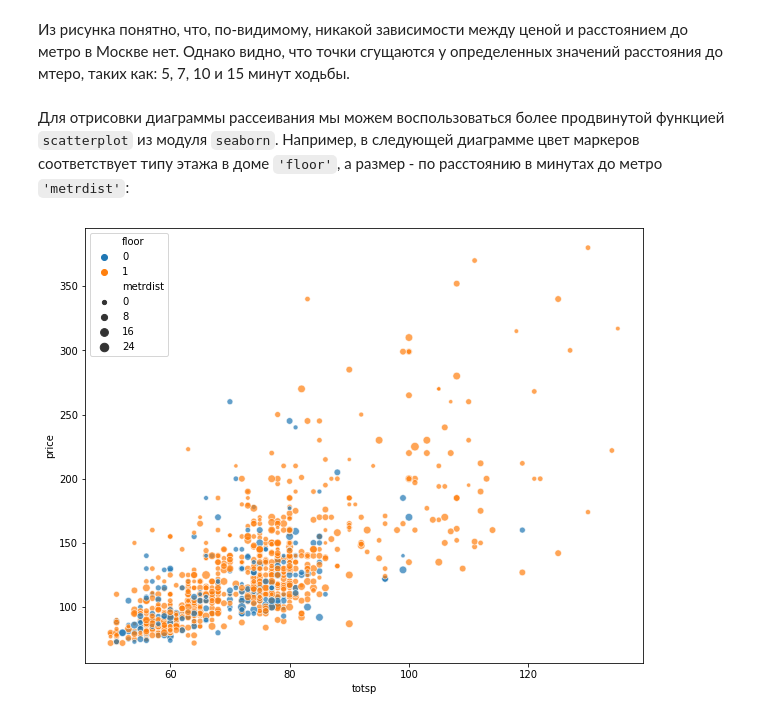
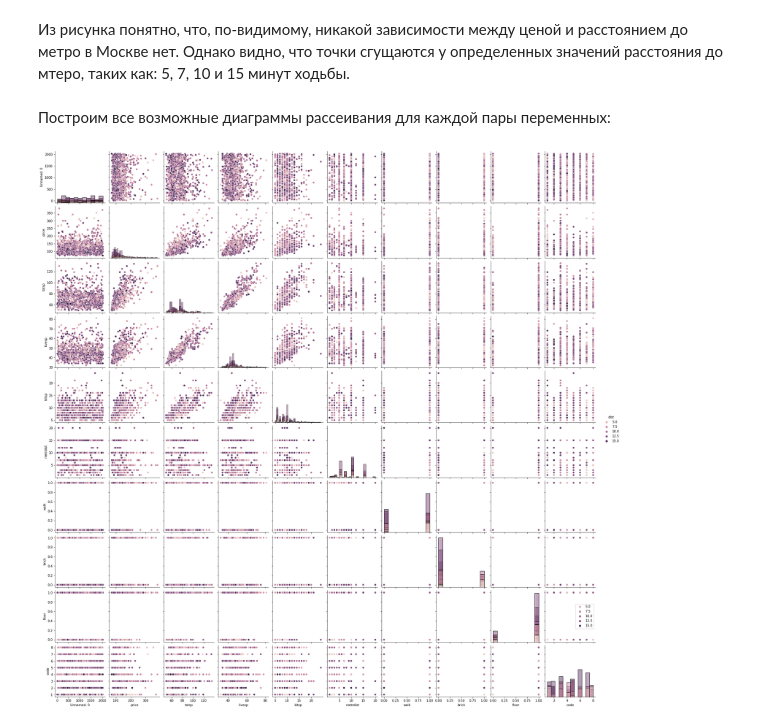
Before and after one commit to EvaKolosova/MachineLearningCourse, a Jupyter notebook: PriceOfFlatsInMoscow.ipynb, the cells around one changed output. Saved outputs shown, nothing was run; the diff lists cells and outputs as text; code cells hidden in the pictures.

```diff
--- a/PriceOfFlatsInMoscow.ipynb
+++ b/PriceOfFlatsInMoscow.ipynb
@@ -271,11 +271,11 @@ pass
 # %% [markdown]
 Из рисунка понятно, что, по-видимому, никакой зависимости между ценой и расстоянием до метро в Москве нет.
 Однако видно, что точки сгущаются у определенных значений расстояния до мтеро, таких как: 5, 7, 10 и 15 минут ходьбы.
-# %% [markdown]
-Для отрисовки диаграммы рассеивания мы можем воспользоваться более продвинутой функцией `scatterplot` из модуля `seaborn`. Например, в следующей диаграмме цвет маркеров соответствует типу этажа в доме `'floor'`, а размер - по расстоянию в минутах до метро `'metrdist'`:
-# %%
-plt.figure(figsize = (10, 8))
-sns.scatterplot(x='totsp', y='price', size='metrdist', hue='floor', data=data.iloc[random_subset], alpha=0.7)
-pass
-# %% [output]
-[figure, removed]
+# %% [markdown]
+Построим все возможные диаграммы рассеивания для каждой пары переменных:
+# %%
+sns.pairplot(data.iloc[random_subset], hue='dist', diag_kind='hist')
+plt.legend()
+pass
+# %% [output]
+[figure, added]
```
Also changed, not shown: parts of 38 cells of this notebook.
